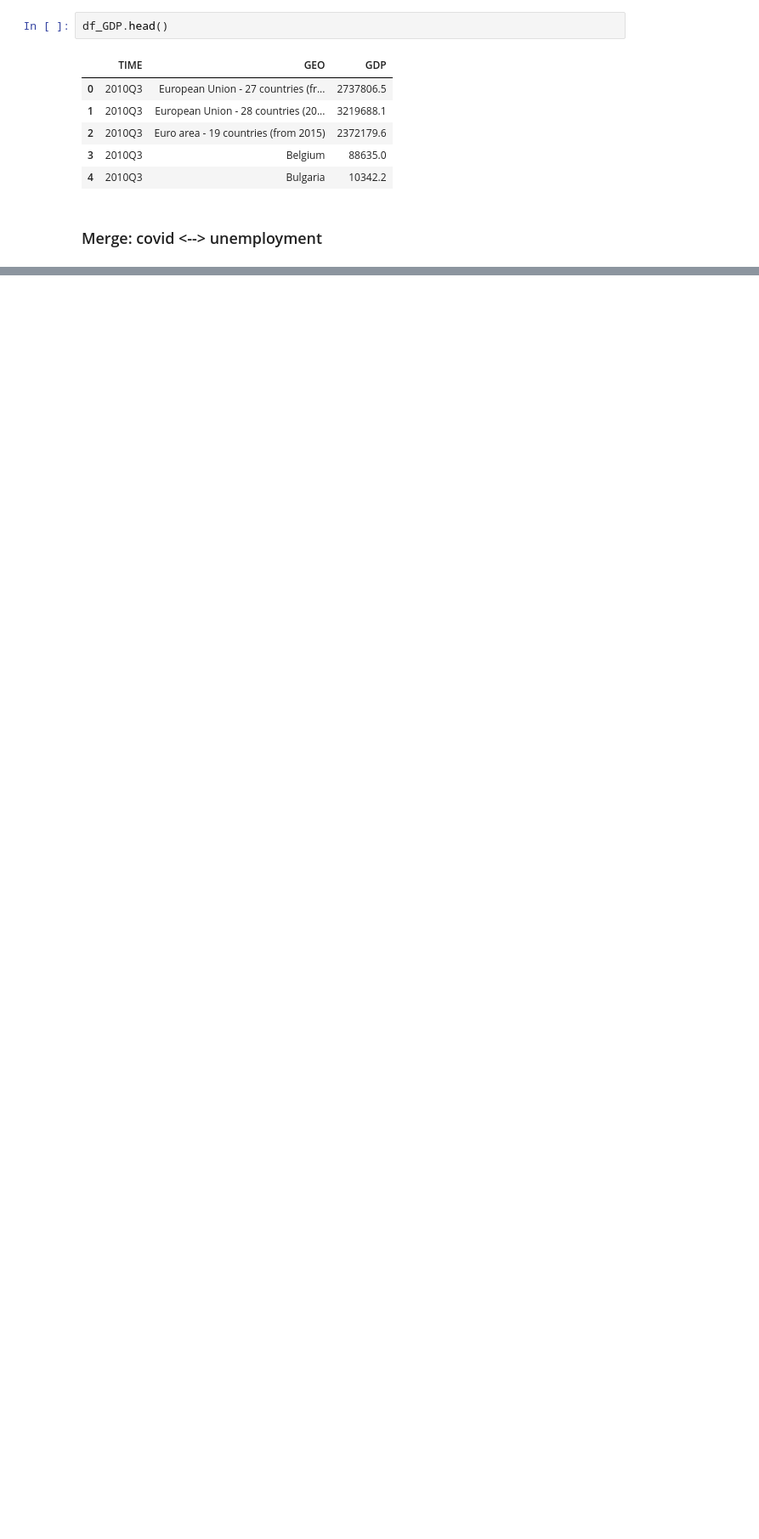
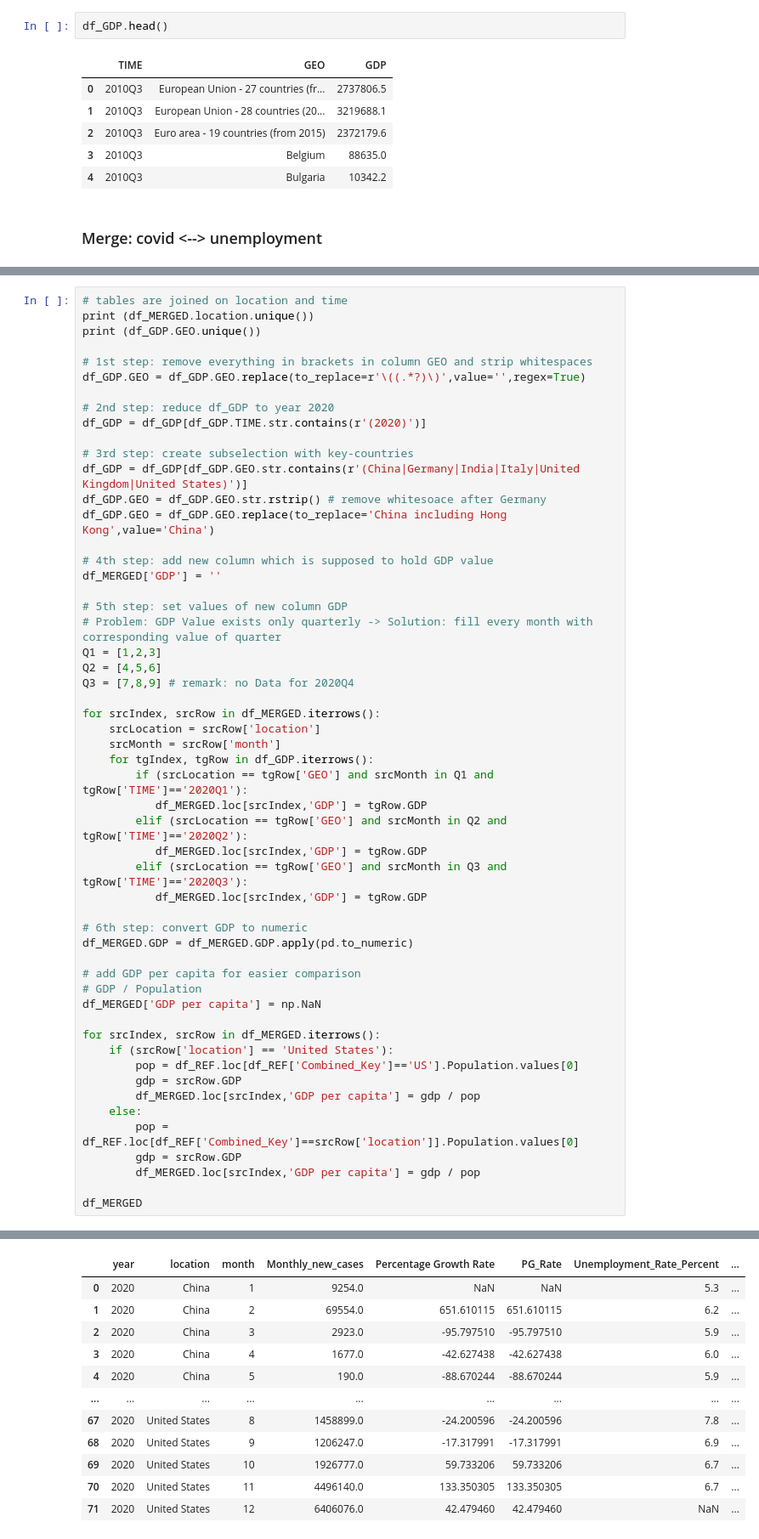
Before and after one commit to tDalile/data-mining, a Jupyter notebook: project/mergedDataset.ipynb, the cells around one changed output, grey strips where cells are left out. Shown at 85% size. Cells and saved outputs as stored; diff of their text form; blank space fills up the shorter version.

```diff
--- a/project/mergedDataset.ipynb
+++ b/project/mergedDataset.ipynb
@@ -112,0 +119,55 @@ df_MERGED
+# %%
+# tables are joined on location and time
+print (df_MERGED.location.unique())
+print (df_GDP.GEO.unique())
+
+# 1st step: remove everything in brackets in column GEO and strip whitespaces
+df_GDP.GEO = df_GDP.GEO.replace(to_replace=r'\((.*?)\)',value='',regex=True)
+
+# 2nd step: reduce df_GDP to year 2020
+df_GDP = df_GDP[df_GDP.TIME.str.contains(r'(2020)')]
+
+# 3rd step: create subselection with key-countries
+df_GDP = df_GDP[df_GDP.GEO.str.contains(r'(China|Germany|India|Italy|United Kingdom|United States)')]
+df_GDP.GEO = df_GDP.GEO.str.rstrip() # remove whitesoace after Germany
+df_GDP.GEO = df_GDP.GEO.replace(to_replace='China including Hong Kong',value='China')
+
+# 4th step: add new column which is supposed to hold GDP value
+df_MERGED['GDP'] = ''
+
+# 5th step: set values of new column GDP
+# Problem: GDP Value exists only quarterly -> Solution: fill every month with corresponding value of quarter
+Q1 = [1,2,3]
+Q2 = [4,5,6]
+Q3 = [7,8,9] # remark: no Data for 2020Q4
+
+for srcIndex, srcRow in df_MERGED.iterrows():
+    srcLocation = srcRow['location']
+    srcMonth = srcRow['month']
+    for tgIndex, tgRow in df_GDP.iterrows():
+        if (srcLocation == tgRow['GEO'] and srcMonth in Q1 and tgRow['TIME']=='2020Q1'):
+           df_MERGED.loc[srcIndex,'GDP'] = tgRow.GDP
+        elif (srcLocation == tgRow['GEO'] and srcMonth in Q2 and tgRow['TIME']=='2020Q2'):
+           df_MERGED.loc[srcIndex,'GDP'] = tgRow.GDP
+        elif (srcLocation == tgRow['GEO'] and srcMonth in Q3 and tgRow['TIME']=='2020Q3'):
+           df_MERGED.loc[srcIndex,'GDP'] = tgRow.GDP
+
+# 6th step: convert GDP to numeric
+df_MERGED.GDP = df_MERGED.GDP.apply(pd.to_numeric)
+
+# add GDP per capita for easier comparison
+# GDP / Population
+df_MERGED['GDP per capita'] = np.NaN
+
+for srcIndex, srcRow in df_MERGED.iterrows():
+    if (srcRow['location'] == 'United States'):
+        pop = df_REF.loc[df_REF['Combined_Key']=='US'].Population.values[0]
+        gdp = srcRow.GDP
+        df_MERGED.loc[srcIndex,'GDP per capita'] = gdp / pop
+    else:
+        pop = df_REF.loc[df_REF['Combined_Key']==srcRow['location']].Population.values[0]
+        gdp = srcRow.GDP
+        df_MERGED.loc[srcIndex,'GDP per capita'] = gdp / pop
+
+df_MERGED
+# %% [output]
@@ -112,0 +191,12 @@ df_MERGED
+|  | year | location | month | Monthly_new_cases | Percentage Growth Rate | PG_Rate | Unemployment_Rate_Percent | ... |
+| 0 | 2020 | China | 1 | 9254.0 | NaN | NaN | 5.3 | ... |
+| 1 | 2020 | China | 2 | 69554.0 | 651.610115 | 651.610115 | 6.2 | ... |
+| 2 | 2020 | China | 3 | 2923.0 | -95.797510 | -95.797510 | 5.9 | ... |
+| 3 | 2020 | China | 4 | 1677.0 | -42.627438 | -42.627438 | 6.0 | ... |
+| 4 | 2020 | China | 5 | 190.0 | -88.670244 | -88.670244 | 5.9 | ... |
+| ... | ... | ... | ... | ... | ... | ... | ... | ... |
+| 67 | 2020 | United States | 8 | 1458899.0 | -24.200596 | -24.200596 | 7.8 | ... |
+| 68 | 2020 | United States | 9 | 1206247.0 | -17.317991 | -17.317991 | 6.9 | ... |
+| 69 | 2020 | United States | 10 | 1926777.0 | 59.733206 | 59.733206 | 6.7 | ... |
+| 70 | 2020 | United States | 11 | 4496140.0 | 133.350305 | 133.350305 | 6.7 | ... |
+| 71 | 2020 | United States | 12 | 6406076.0 | 42.479460 | 42.479460 | NaN | ... |
```
Also changed, not shown: parts of 9 cells of this notebook, 2 other files.
